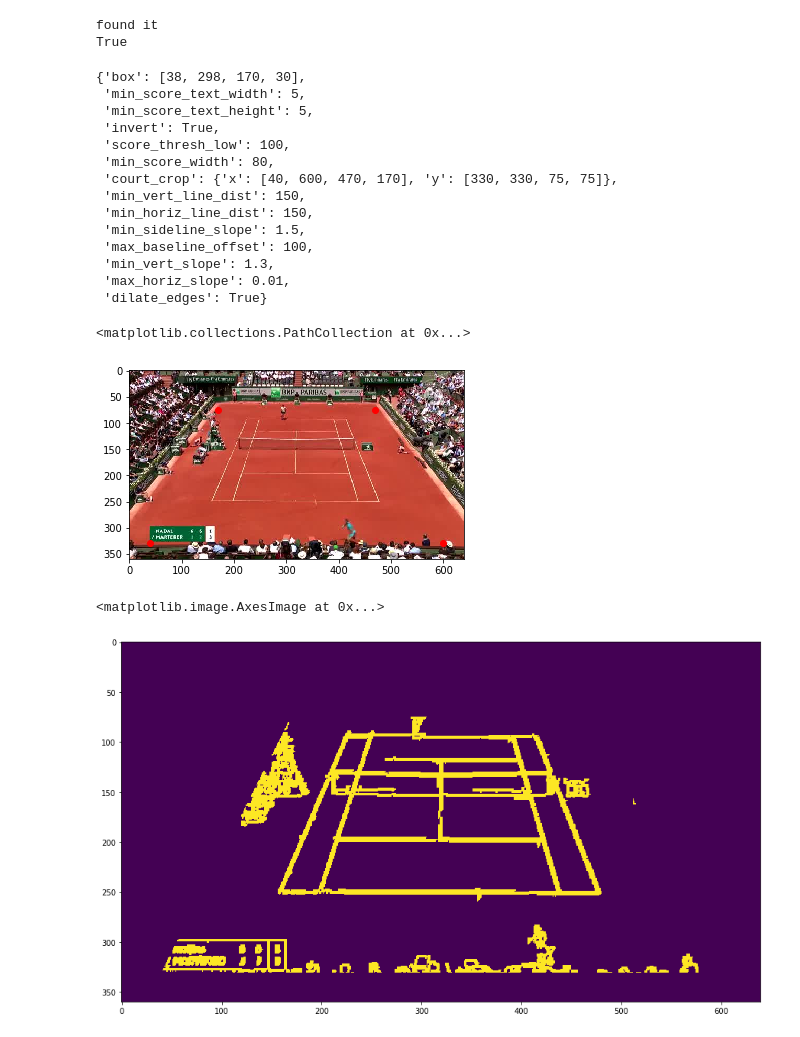
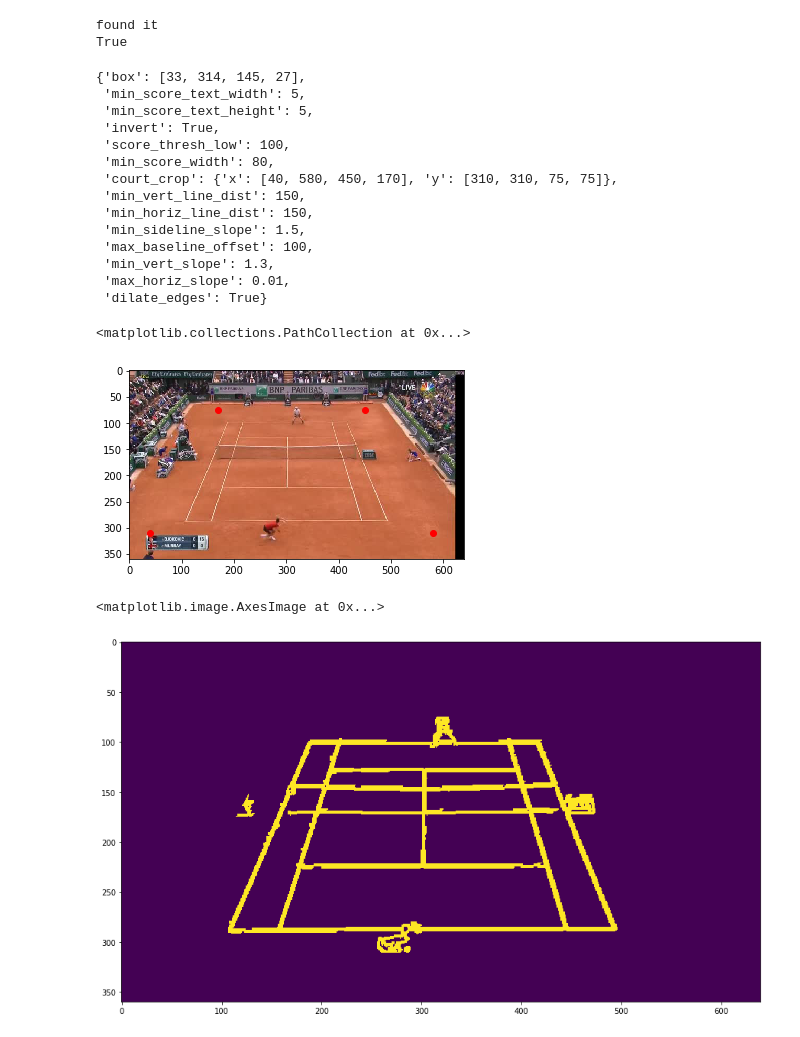
Before and after one commit to sethah/deeptennis, a Jupyter notebook: notebooks/Add corners.ipynb, the cells around one changed output. Cells and saved outputs as stored; diff of their text form; code cells hidden in the pictures.

```diff
--- a/notebooks/Add corners.ipynb
+++ b/notebooks/Add corners.ipynb
@@ -89,7 +90,7 @@ videos
 # %%
 im_size = 256
 # features = np.load(Path("../data/interim/featurized_frames/") / (video.name + ".npy"))
-match = videos[-5]
+match = videos[4]
 match_name = match.name
 ds = ImageFilesDataset(match.frames)
 tfms = transforms.Compose([
@@ -103,7 +104,7 @@ meta_file = "../src/match_meta.json"
 with open(meta_file, 'r') as f:
     match_metas = json.load(f)
 # %%
-_match_meta = {'court_crop': {'x': [40, 600, 470, 170], 'y': [330, 330, 75, 75]},
+_match_meta = {'court_crop': {'x': [40, 580, 450, 170], 'y': [310, 310, 75, 75]},
              'min_vert_line_dist': 150,
              'min_horiz_line_dist': 150,
              'min_sideline_slope': 1.5,
@@ -125,13 +126,13 @@ True
 # %%
 match_meta
 # %% [output]
-{'box': [38, 298, 170, 30],
+{'box': [33, 314, 145, 27],
  'min_score_text_width': 5,
  'min_score_text_height': 5,
  'invert': True,
  'score_thresh_low': 100,
  'min_score_width': 80,
- 'court_crop': {'x': [40, 600, 470, 170], 'y': [330, 330, 75, 75]},
+ 'court_crop': {'x': [40, 580, 450, 170], 'y': [310, 310, 75, 75]},
  'min_vert_line_dist': 150,
  'min_horiz_line_dist': 150,
  'min_sideline_slope': 1.5,
@@ -140,15 +141,15 @@ match_meta
  'max_horiz_slope': 0.01,
  'dilate_edges': True}
 # %%
-idx = 102
+idx = 615
 im = cv2.imread(str(ds.files[idx]))
 im = cv2.cvtColor(im, cv2.COLOR_BGR2RGB)
 plt.imshow(im)
 pts = np.array([match_meta['court_crop']['x'], match_meta['court_crop']['y']], dtype=np.int32).T
 plt.scatter(pts[:, 0], pts[:, 1], c='r')
 # %% [output]
 <matplotlib.collections.PathCollection at 0x...>
-[figure, old version]
+[figure, new version]
 # %%
 img = im.astype(np.uint8)
 im_h, im_w = img.shape[:2]
@@ -158,7 +159,7 @@ fig, ax = plt.subplots(1, 1, figsize=(15, 12))
 ax.imshow(masked_image.astype(np.uint8))
 # %% [output]
 <matplotlib.image.AxesImage at 0x...>
-[figure, old version]
+[figure, new version]
 # %%
 lines = cv2.HoughLinesP(
     masked_image.astype(np.uint8),
```
Also changed, not shown: parts of 6 cells of this notebook, 6 other files.
